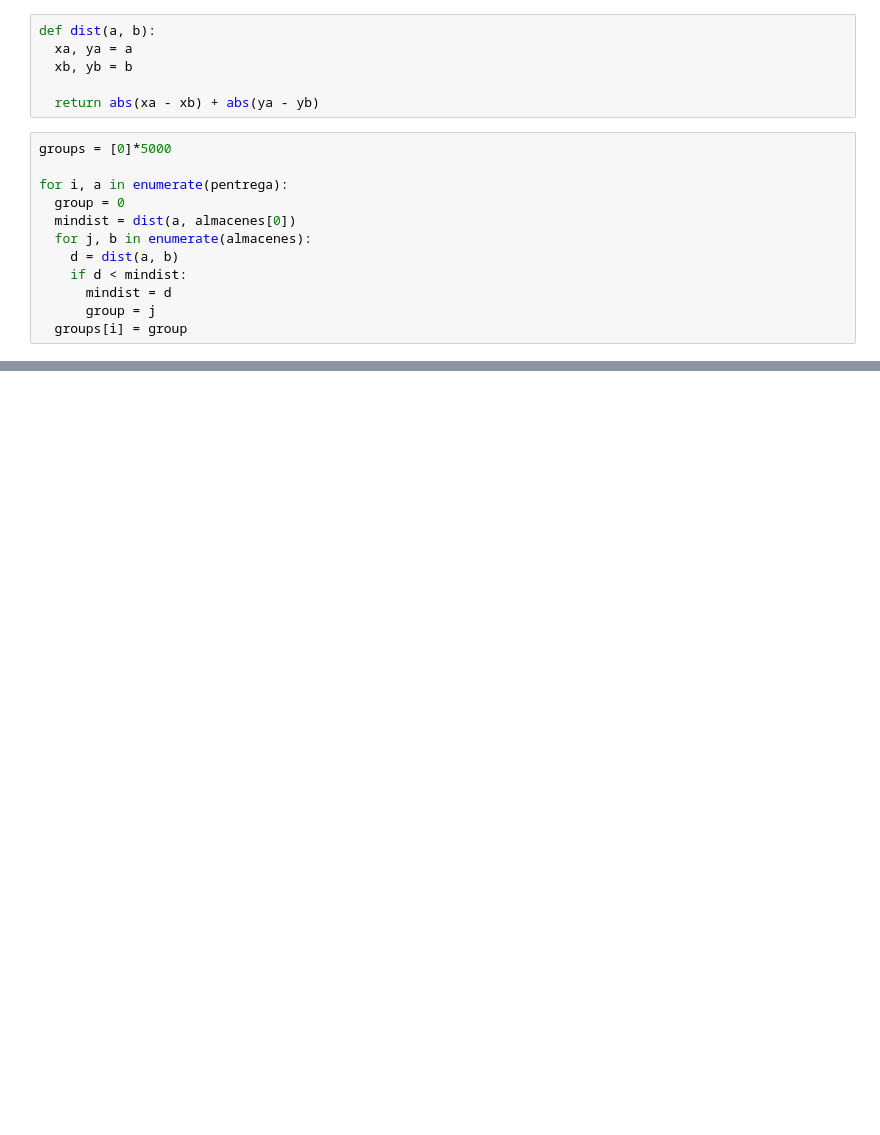
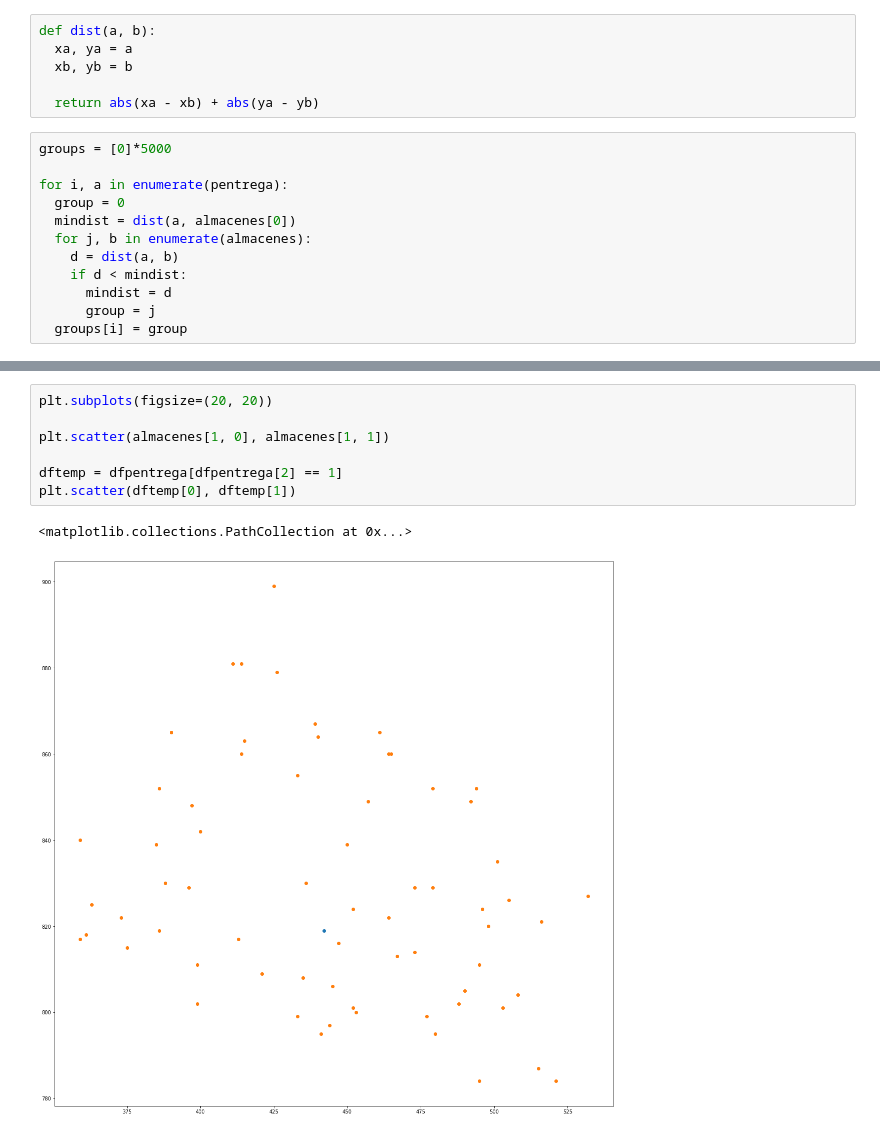
Before and after one commit to lmcanavals/algorithmic_complexity, a Jupyter notebook: capstone/ideas.ipynb, the cells around one changed output, grey strips where cells are left out. Saved outputs shown, nothing was run; the diff lists cells and outputs as text; blank space fills up the shorter version.

```diff
--- a/capstone/ideas.ipynb
+++ b/capstone/ideas.ipynb
@@ -103,0 +104,10 @@ for alm in show:
+# %%
+plt.subplots(figsize=(20, 20))
+
+plt.scatter(almacenes[1, 0], almacenes[1, 1])
+
+dftemp = dfpentrega[dfpentrega[2] == 1]
+plt.scatter(dftemp[0], dftemp[1])
+# %% [output]
+<matplotlib.collections.PathCollection at 0x...>
+[figure, added]
```
Also changed, not shown: parts of 5 cells of this notebook.
